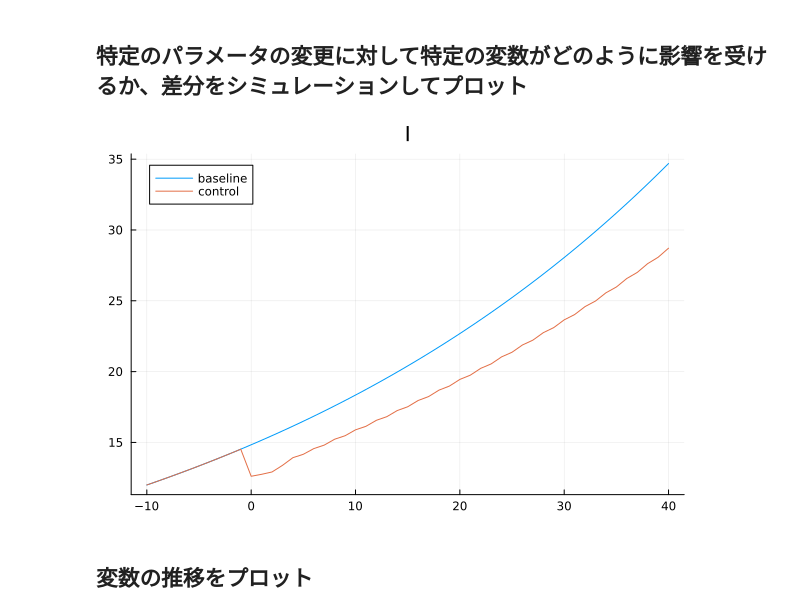
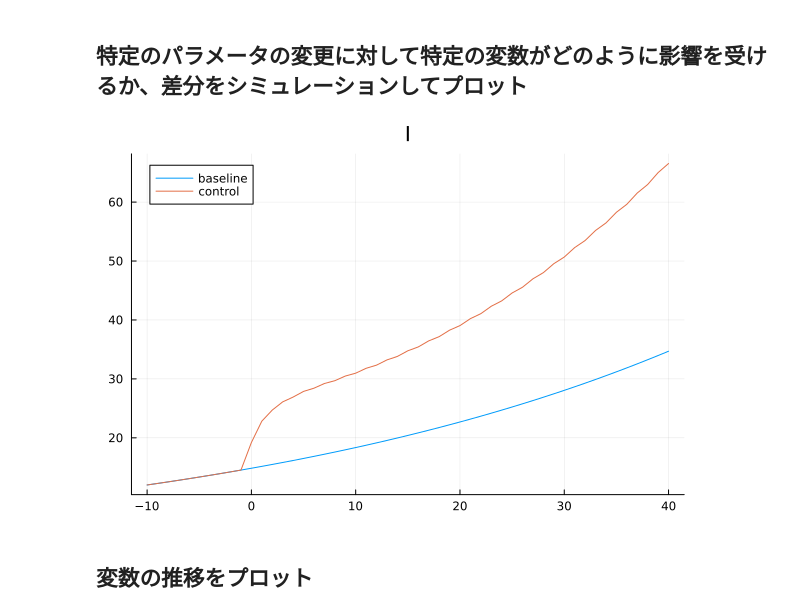
Before and after one commit to rokaboNatttsu/SFC_6, a Jupyter notebook: main.ipynb, the cells around one changed output. Drawn from its saved outputs; the diff is of its cells as text; code cells hidden in the pictures.

```diff
--- a/main.ipynb
+++ b/main.ipynb
@@ -480,20 +480,21 @@ $t=100$あたりから方対数プロットの傾きがどの変数も同じ程
 # %%
 run(2:N) # ベースラインシナリオを計算
 plot(-10:40, I[end-50:end], label="baseline", title="I")
 
 #   ここでパラメータを変える
-rGB = 0.03         #   国債の利回りの増加
+#rGB = 0.03         #   国債の利回りの増加
 #ϵ5, ϵ8 = 0.05, 0.02#   家計の資産税増税
 #ϵ6 = 0.01          #   企業の資本への課税の増税
 #ϵ1, ϵ4 = 0.3, 0.6  #   所得税増税
 #ϵ2 = 0.05          #   付加価値税増税
 #ϵ3 = 0.1           #   法人税増税
 #γ = 0.00           #   政府支出増加率減少
+δ = 0.75            #   賃金への分配割合の増減
 
 run(N-40:N) # パラメータの変化に対する短期・中期・長期的影響をシミュレーションする
 plot!(-10:40, I[end-50:end], label="control")
 # %% [output]
-[figure, old version]
+[figure, new version]
 # %% [markdown]
 ## 変数の推移をプロット
 # %% [markdown]
```
Also changed, not shown: parts of 30 cells of this notebook.
